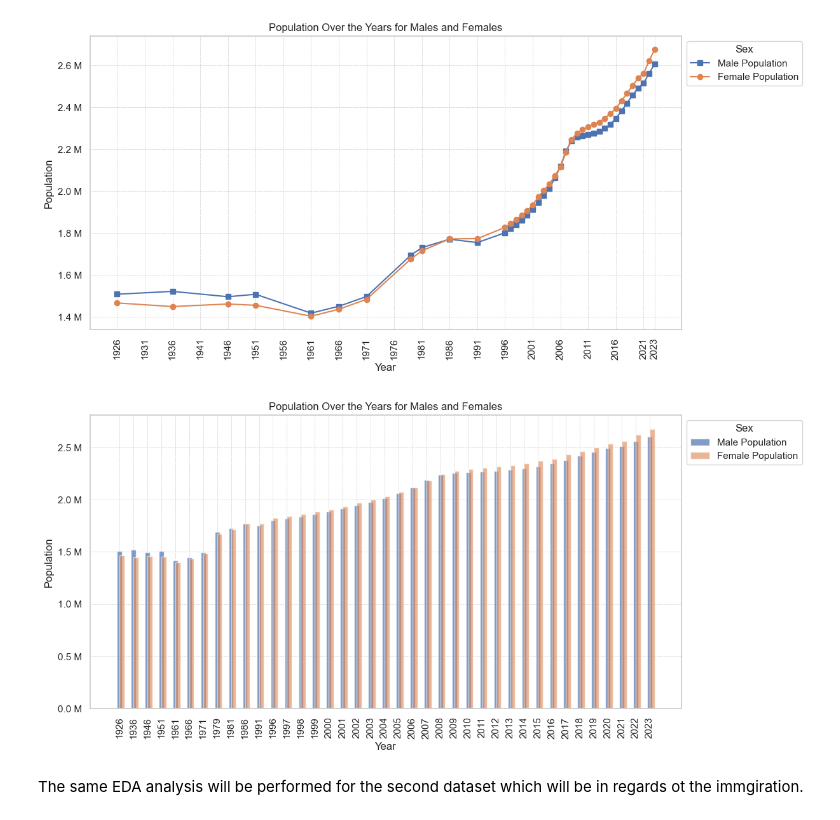
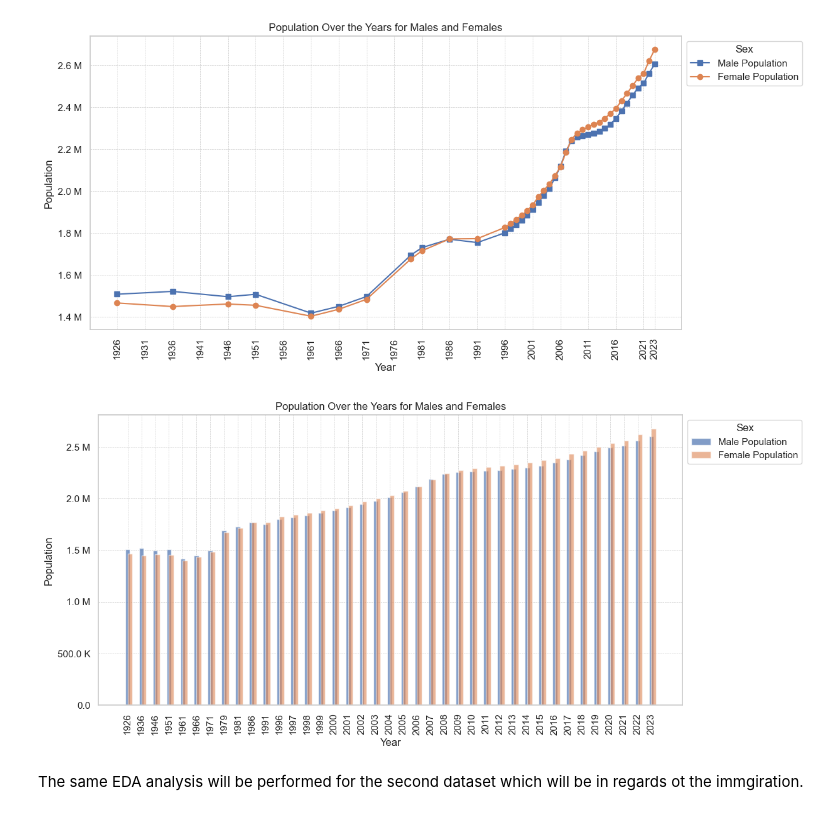
Before and after one commit to Ivkoto/DataAnalyticsMachineLearning, a Jupyter notebook: Data_Preparation/CA1_Data_Prep_V4.ipynb, the cells around one changed output. Cells and saved outputs as stored; diff of their text form; code cells hidden in the pictures.

Commit message:
formatting changes

```diff
--- a/Data_Preparation/CA1_Data_Prep_V4.ipynb
+++ b/Data_Preparation/CA1_Data_Prep_V4.ipynb
@@ -27,11 +28,21 @@ from matplotlib.ticker import FuncFormatter
 # %% [markdown]
 The function below allows us to format to format the values adding an 'M' that stands for millions or 'T' for thousands, for better visibility.
 # %%
-def millions_formatter(x, pos):
-    return f'{x / 1e6} M'
+#def millions_formatter(x, pos):
+#    return f'{x / 1e6} M'
+#
+#def thousands_formatter(x, pos):
+#    return f'{x / 1e3} K'
 
-def thousands_formatter(x, pos):
-    return f'{x / 1e3} K'
+def large_numbers_formatter(x, pos):
+    if x >= 1e6:
+        return f'{x / 1e6:.1f} M'
+    if x >= 1e3:
+        return f'{x / 1e3:.1f} K'
+    return f'{x:.1f}'
+
+def standard_decimal_notation_formatter(x):
+    return '{:.2f}'.format(x)
 # %% [markdown]
 #### **Load the dataset into a DataFrame**
 
@@ -283,24 +300,24 @@ plt.show()
 # %%
 # BAR CHART
 plt.figure(figsize=(12, 6))
 bar_width = 0.35
 index = range(len(years))
 
 plt.bar(index, male_values, bar_width, label='Male Population', align='center', alpha=0.7)
 plt.bar(index, female_values, bar_width, label='Female Population', align='edge', alpha=0.6)
 
 plt.xlabel('Year')
 plt.ylabel('Population')
 plt.title('Population Over the Years for Males and Females')
 
 plt.xticks(index, years, rotation=90)
 plt.grid(True, linestyle='--', linewidth=0.5)
 plt.legend(title='Sex',loc='upper left', bbox_to_anchor=(1, 1))
 
-plt.gca().yaxis.set_major_formatter(FuncFormatter(millions_formatter))
+plt.gca().yaxis.set_major_formatter(FuncFormatter(large_numbers_formatter))
 plt.show()
 # %% [output]
-[figure, old version]
+[figure, new version]
 # %%
 # IDEA
 # Show the percentage increase or decrease in population for each period - between each year in the dataset or per 5-10 years.
```
Also changed, not shown: parts of 6 cells of this notebook.
